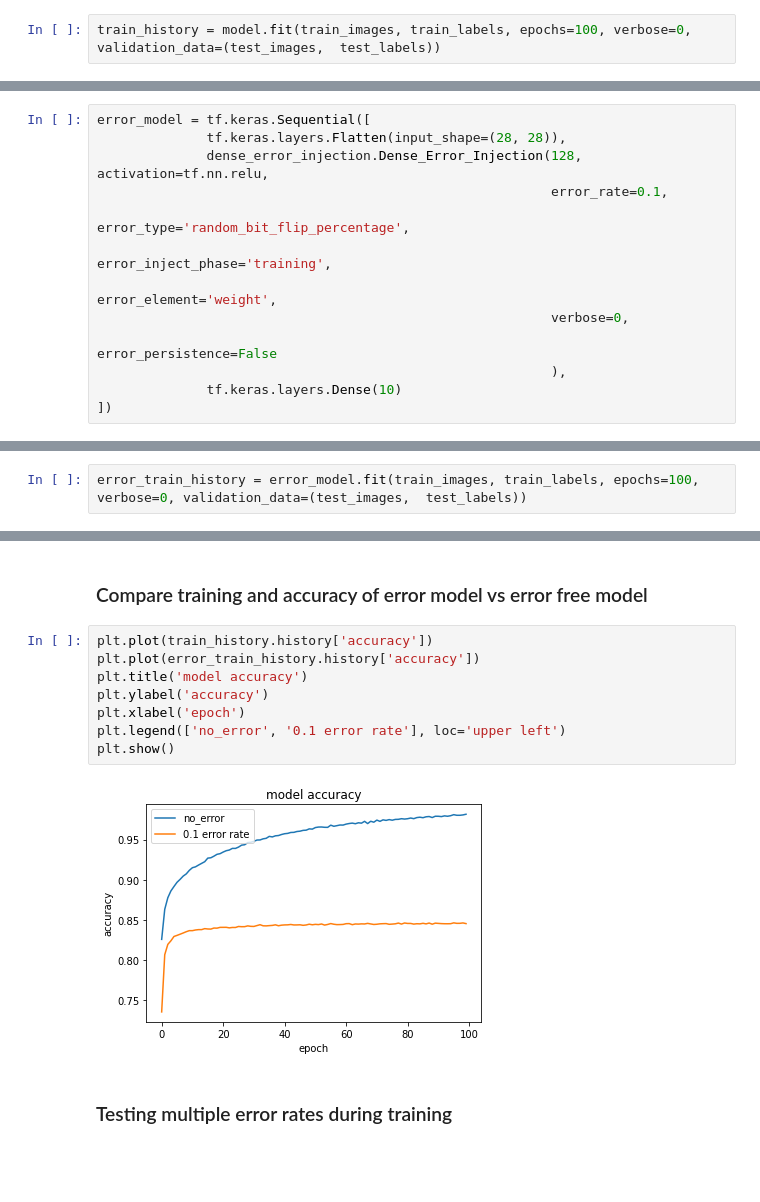
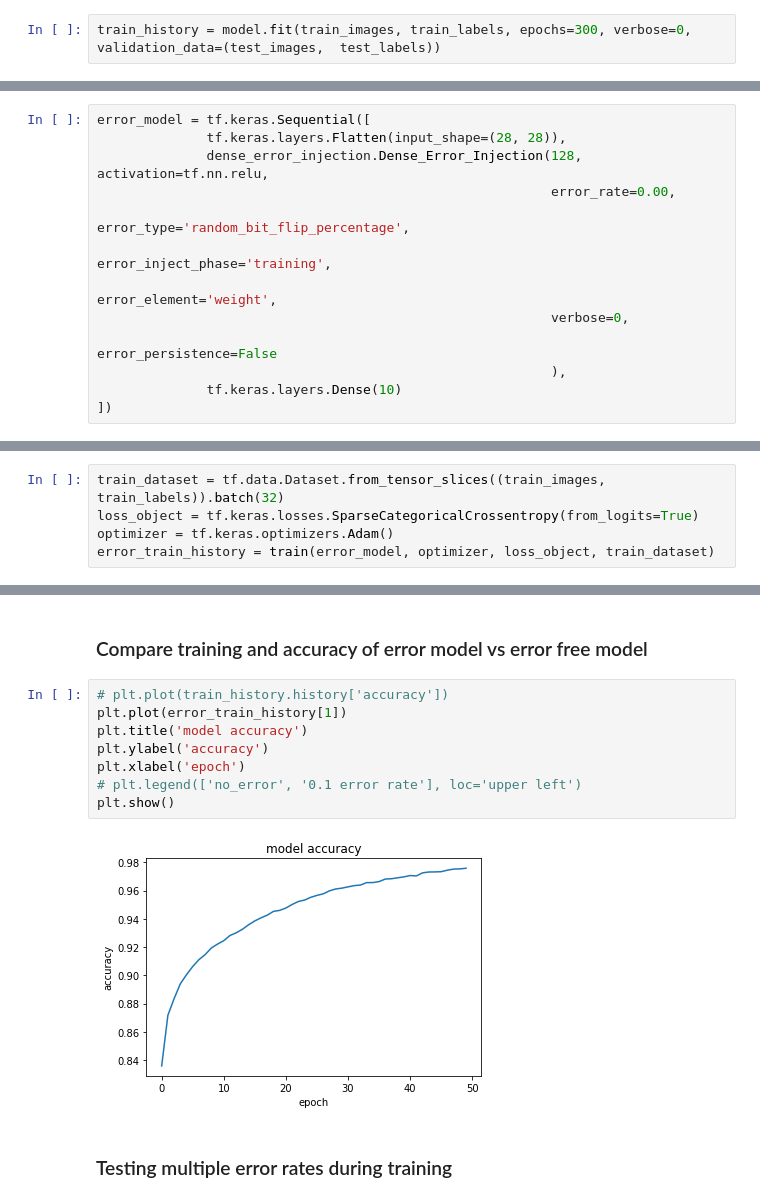
Before and after one commit to dPhanekham/tf2_error_injection, a Jupyter notebook: iris_inject_errors/mnist_fashion_fault_injection.ipynb, the cells around one changed output, grey strips where cells are left out. Cells and saved outputs as stored; diff of their text form; blank space fills up the shorter version.

```diff
--- a/iris_inject_errors/mnist_fashion_fault_injection.ipynb
+++ b/iris_inject_errors/mnist_fashion_fault_injection.ipynb
@@ -59,4 +60,4 @@ model.compile(optimizer='adam',
               loss=tf.keras.losses.SparseCategoricalCrossentropy(from_logits=True),
               metrics=['accuracy'])
 # %%
-train_history = model.fit(train_images, train_labels, epochs=100, verbose=0, validation_data=(test_images,  test_labels))
+train_history = model.fit(train_images, train_labels, epochs=300, verbose=0, validation_data=(test_images,  test_labels))
@@ -79,7 +129,7 @@ predictions = probability_model.predict(test_images)
 error_model = tf.keras.Sequential([
               tf.keras.layers.Flatten(input_shape=(28, 28)),
               dense_error_injection.Dense_Error_Injection(128, activation=tf.nn.relu,
-                                                          error_rate=0.1,
+                                                          error_rate=0.00,
                                                           error_type='random_bit_flip_percentage',
                                                           error_inject_phase='training',
                                                           error_element='weight',
@@ -95,2 +146,5 @@ error_model.compile(optimizer='adam',
-# %%
-error_train_history = error_model.fit(train_images, train_labels, epochs=100, verbose=0, validation_data=(test_images,  test_labels))
+# %%
+train_dataset = tf.data.Dataset.from_tensor_slices((train_images, train_labels)).batch(32)
+loss_object = tf.keras.losses.SparseCategoricalCrossentropy(from_logits=True)
+optimizer = tf.keras.optimizers.Adam()
+error_train_history = train(error_model, optimizer, loss_object, train_dataset)
@@ -105,15 +177,15 @@ Test accuracy: 0.7922000288963318
 # %% [markdown]
 ### Compare training and accuracy of error model vs error free model
 # %%
-plt.plot(train_history.history['accuracy'])
-plt.plot(error_train_history.history['accuracy'])
+# plt.plot(train_history.history['accuracy'])
+plt.plot(error_train_history[1])
 plt.title('model accuracy')
 plt.ylabel('accuracy')
 plt.xlabel('epoch')
-plt.legend(['no_error', '0.1 error rate'], loc='upper left')
+# plt.legend(['no_error', '0.1 error rate'], loc='upper left')
 plt.show()
 # %% [output]
-[figure, old version]
+[figure, new version]
 # %% [markdown]
 ### Testing multiple error rates during training
 # %%
```
Also changed, not shown: parts of 15 cells of this notebook, 5 other files.
